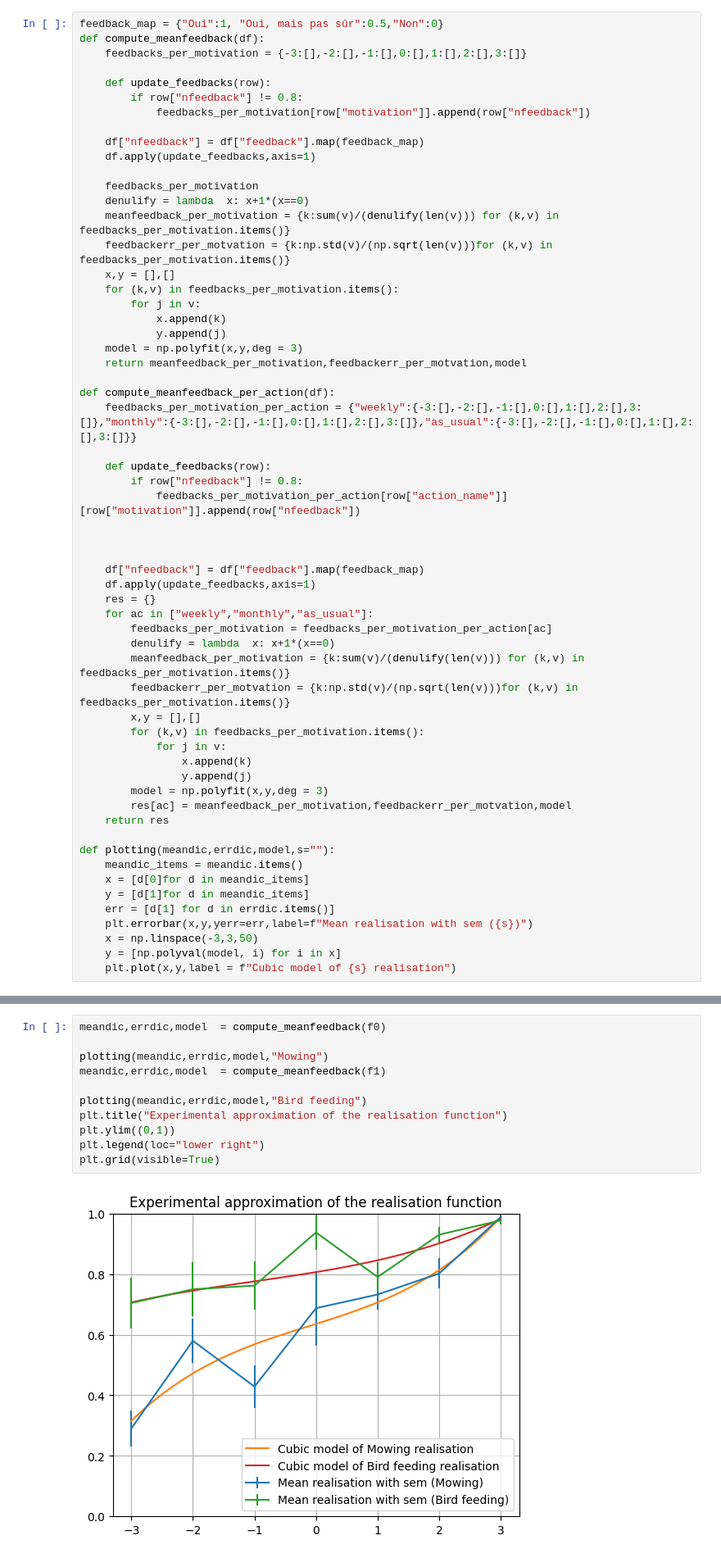
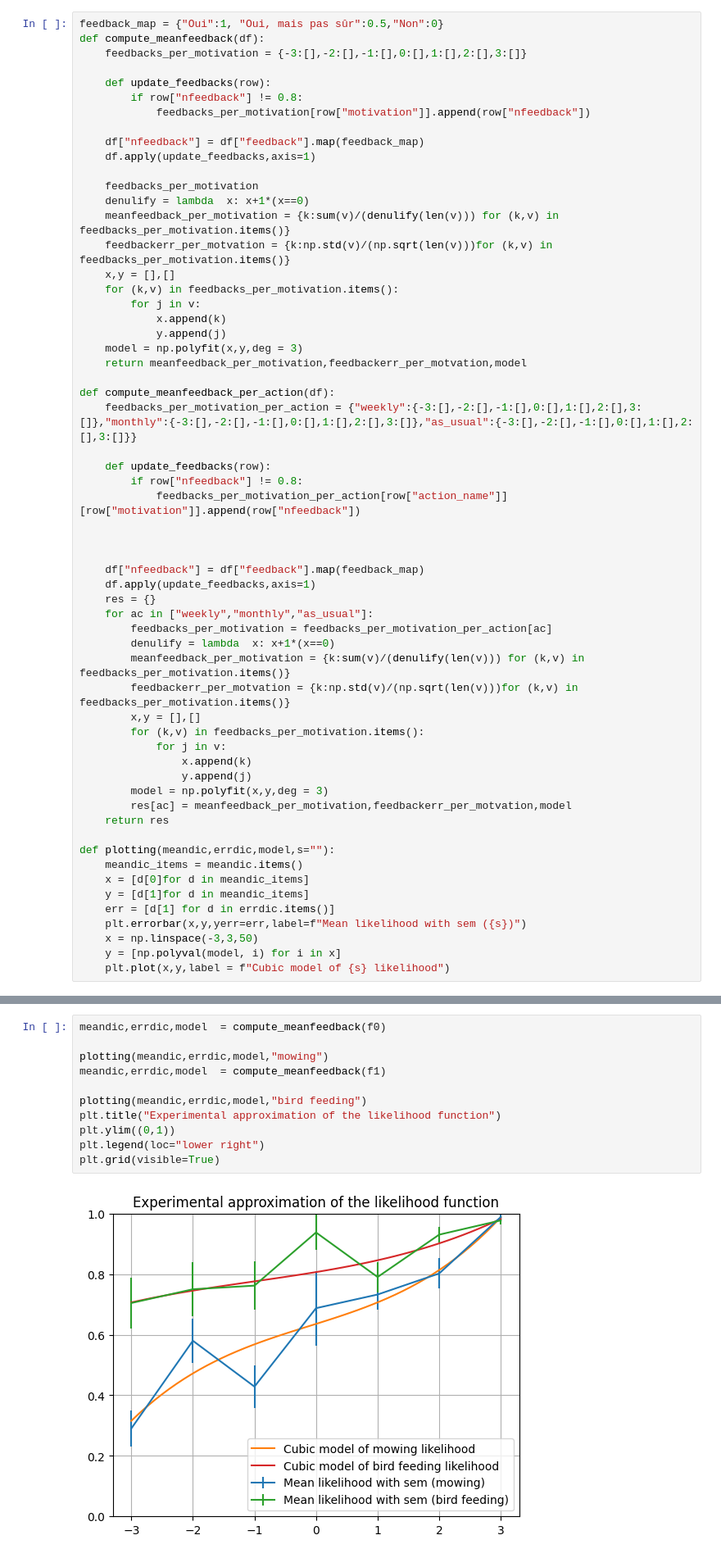
Before and after one commit to novincent/OptimacForm, a Jupyter notebook: src/data_treatment.ipynb, the cells around one changed output, grey strips where cells are left out. Shown at 82% size. Cells and saved outputs as stored; diff of their text form.

```diff
--- a/src/data_treatment.ipynb
+++ b/src/data_treatment.ipynb
@@ -89,10 +89,10 @@ def plotting(meandic,errdic,model,s=""):
     x = [d[0]for d in meandic_items]
     y = [d[1]for d in meandic_items]
     err = [d[1] for d in errdic.items()]
-    plt.errorbar(x,y,yerr=err,label=f"Mean realisation with sem ({s})")
+    plt.errorbar(x,y,yerr=err,label=f"Mean likelihood with sem ({s})")
     x = np.linspace(-3,3,50)
     y = [np.polyval(model, i) for i in x]
-    plt.plot(x,y,label = f"Cubic model of {s} realisation")
+    plt.plot(x,y,label = f"Cubic model of {s} likelihood")
 # %%
 r0 = compute_meanfeedback_per_action(f0)
 #mf1,ef1,model1 = compute_meanfeedback(f1)
@@ -109,16 +109,16 @@ plt.grid(visible=True)
 # %%
 meandic,errdic,model  = compute_meanfeedback(f0)
 
-plotting(meandic,errdic,model,"Mowing")
+plotting(meandic,errdic,model,"mowing")
 meandic,errdic,model  = compute_meanfeedback(f1)
 
-plotting(meandic,errdic,model,"Bird feeding")
-plt.title("Experimental approximation of the realisation function")
+plotting(meandic,errdic,model,"bird feeding")
+plt.title("Experimental approximation of the likelihood function")
 plt.ylim((0,1))
 plt.legend(loc="lower right")
 plt.grid(visible=True)
 # %% [output]
-[figure, old version]
+[figure, new version]
 # %%
 def compute_motiv_distrib(df,action_names):
     motiv_distrib = {ac:{-3:0,-2:0,-1:0,0:0,1:0,2:0,3:0}for ac in action_names}
```
Also changed, not shown: parts of 3 cells of this notebook, 2 other files.
